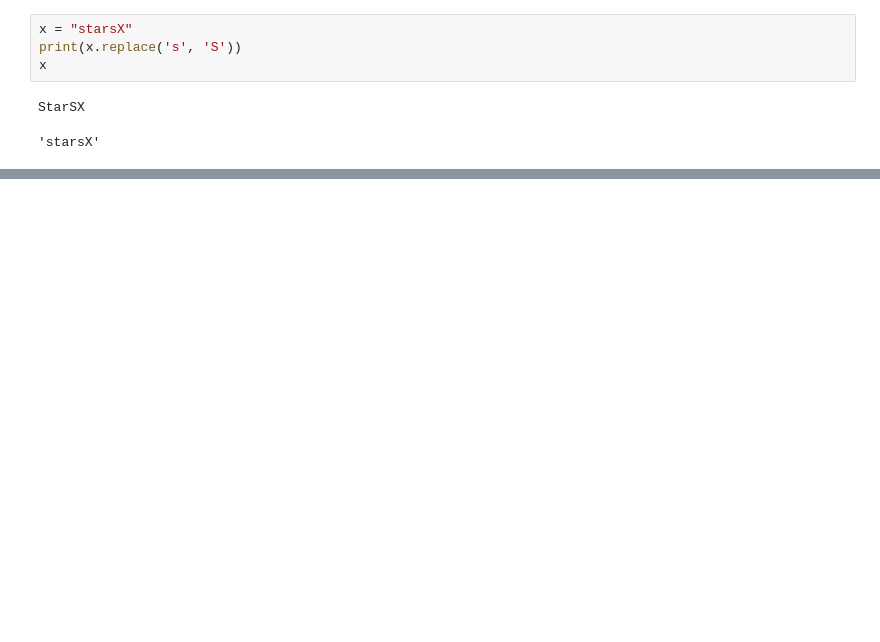
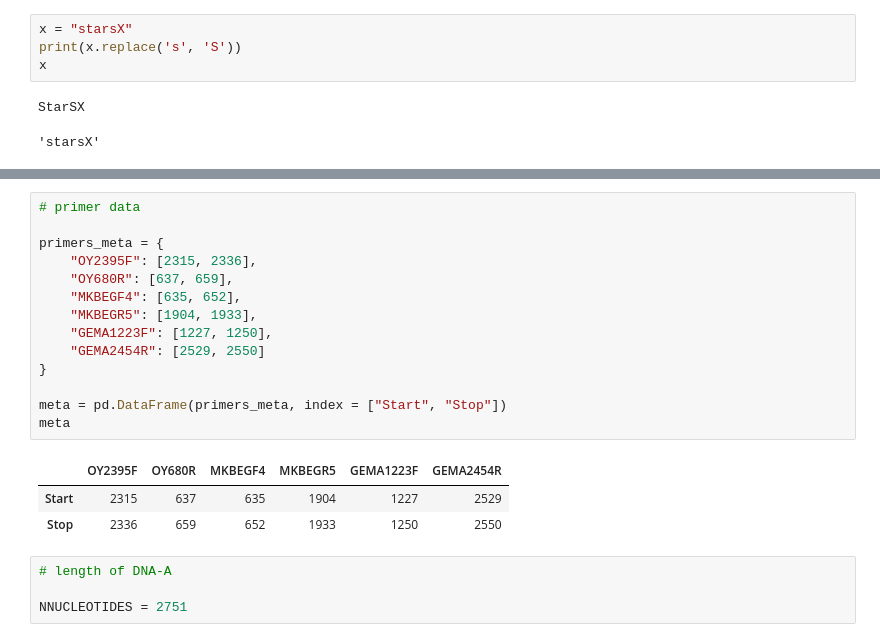
Before and after one commit to anoban/cmv, a Jupyter notebook: degenerate primers.ipynb, the cells around one changed output, grey strips where cells are left out. Cells and saved outputs as stored; diff of their text form; blank space fills up the shorter version.

```diff
--- a/degenerate primers.ipynb
+++ b/degenerate primers.ipynb
@@ -63,0 +124,22 @@ StarSX
+# %%
+# primer data
+
+primers_meta = {
+    "OY2395F": [2315, 2336],
+    "OY680R": [637, 659],
+    "MKBEGF4": [635, 652],
+    "MKBEGR5": [1904, 1933],
+    "GEMA1223F": [1227, 1250],
+    "GEMA2454R": [2529, 2550]
+}
+
+meta = pd.DataFrame(primers_meta, index = ["Start", "Stop"])
+meta
+# %% [output]
+|  | OY2395F | OY680R | MKBEGF4 | MKBEGR5 | GEMA1223F | GEMA2454R |
+| Start | 2315 | 637 | 635 | 1904 | 1227 | 2529 |
+| Stop | 2336 | 659 | 652 | 1933 | 1250 | 2550 |
+# %%
+# length of DNA-A
+
+NNUCLEOTIDES = 2751
```
Also changed, not shown: parts of 26 cells of this notebook, 5 other files.
